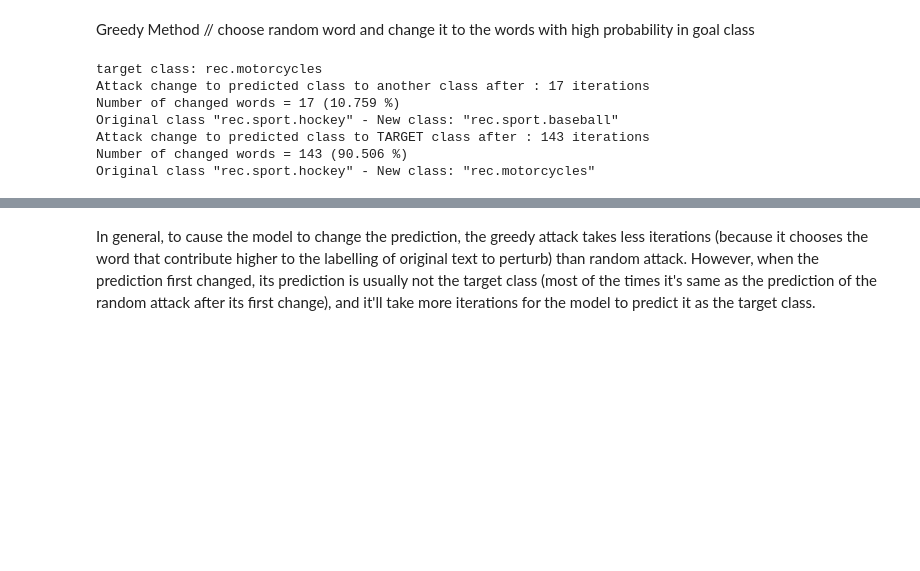
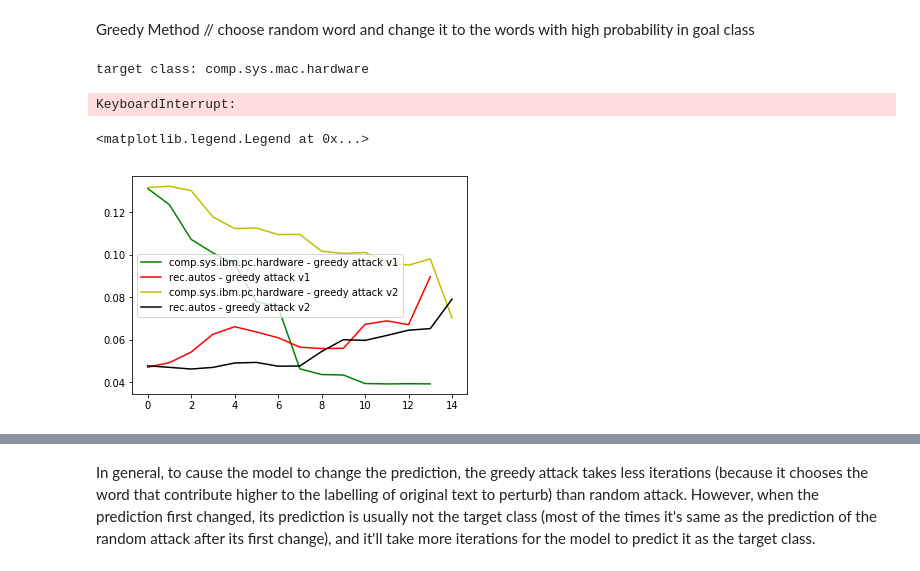
Before and after one commit to malzantot/cs269_fooling_nlp, a Jupyter notebook: Fooling NLP.ipynb, the cells around one changed output, grey strips where cells are left out. Cells and saved outputs as stored; diff of their text form; code cells hidden in the pictures; blank space fills up the shorter version.

Commit message:
implement greedy + most similar word & minor changes to original greedy method

```diff
--- a/Fooling NLP.ipynb
+++ b/Fooling NLP.ipynb
@@ -26,6 +26,8 @@ model = load_model(MODEL_PATH)
 labels =  list(sorted(os.listdir(TEXT_DATA_DIR)))
 # %%
 sample_file, true_label = data_utils.pick_random_file(TEXT_DATA_DIR)
+sample_file = '20_newsgroup/talk.politics.guns/54516'
+true_label = 'talk.politics.guns'
 file_text = data_utils.load_textfile(sample_file)
 file_features = data_utils.process_text(tokenizer, file_text)
 # %%
@@ -46,7 +50,8 @@ num_words = len(tokenizer.word_index)
 y_orig = []
 x_adv = file_features.copy()
 orig_pred = orig_prediction
-iter_idx = 0
+iter_idx = -1
+orig_history_rd = []
 while True:
     iter_idx += 1
     # perturb another random word
@@ -57,6 +62,7 @@ while True:
     # select new word
     x_adv[0][word_idx] = np.random.choice(num_words)
     pred_scores = model.predict(x_adv)
+    orig_history_rd.append(pred_scores[0][orig_pred])
     new_pred = np.argmax(pred_scores)
     y_orig.append(pred_scores[0][orig_pred])
     if new_pred != orig_pred:
@@ -99,8 +105,9 @@ Greedy Method // choose random word and change it to the words with high probabi
 y_orig = []
 x_adv = file_features.copy()
 orig_pred = orig_prediction
-iter_idx = 0
-
+iter_idx = -1
+orig_history_gd = []
+target_history_gd = []
 label_dic = {}
 label_ind = 0
 for name in sorted(os.listdir(TEXT_DATA_DIR)):
@@ -113,41 +120,43 @@ class_original = label_dic[true_label]
 
 #randomly select another class as goal
 class_goal = random.randint(0, 19)
+class_goal = 4
 while class_goal == class_original:
     class_goal = random.randint(0, 19)
 #select next class as goal
 #class_goal = (class_original+1)%20
 print("target class: %s" %(labels[class_goal]))
-prob_original = sorted(dic, key=lambda k: dic[k][class_original], reverse=True)
-to_perturbed = []
-for i in range(len(prob_original)):
-    if(prob_original[i] in tokenizer.word_index):
-        to_perturbed = to_perturbed + [tokenizer.word_index[prob_original[i]]]
+
+prob_original = [0 if i == 0 else 0.05 if inverse_tokenizer[i] not in dic else dic[inverse_tokenizer[i]][class_original] for i in x_adv[0]]
+to_replace = sorted(range(len(prob_original)), key=lambda k: prob_original[k], reverse=True)
 prob_goal = sorted(dic, key=lambda k: dic[k][class_goal], reverse=True)
 
-priority_perturb = 0
 idx_target = 0
 flag_change = False
+
 while True:
     iter_idx += 1
     # sequentially choose word with higest p(original class|word) in the original text
     # and sequentially change it to word with highest p(goal class|word)
     idx_find = 0
-    find = False
-    while find==False:
-        idx_find = 0
-        while idx_find < len(x_adv[0]) and x_adv[0][idx_find]!= to_perturbed[priority_perturb]:
-            idx_find = idx_find + 1
-        if idx_find == len(x_adv[0]):
-            priority_perturb = priority_perturb + 1
-        else:
-            find = True
-            word_idx = idx_find
+    if iter_idx < len(x_adv[0]) and x_adv[0][to_replace[iter_idx]]!=0:
+        word_idx = to_replace[iter_idx]
+    else:
+        word_idx = np.random.choice(len(x_adv[0]))
+        while x_adv[0][word_idx] == 0:
+            # don't perturb paddings
+            word_idx = np.random.choice(len(x_adv[0]))
     while prob_goal[idx_target] not in tokenizer.word_index:
         idx_target = idx_target + 1
+        if(idx_target > 300):
+            idx_target = 0
     x_adv[0][word_idx] = tokenizer.word_index[prob_goal[idx_target]]
     idx_target = idx_target + 1
+    if idx_target > 200:
+        idx_target = 0
     pred_scores = model.predict(x_adv)
+    orig_history_gd.append(pred_scores[0][orig_pred])
+    target_history_gd.append(pred_scores[0][class_goal])
     new_pred = np.argmax(pred_scores)
     y_orig.append(pred_scores[0][orig_pred])
     if new_pred != orig_pred and flag_change == False:
@@ -168,11 +177,24 @@ num_changed = np.count_nonzero(file_features!=x_adv)
 print("Number of changed words = %d (%0.3f %%)"
       %(num_changed, 100.0*float(num_changed)/num_features))
 print("Original class \"%s\" - New class: \"%s\"" %(labels[orig_pred], labels[new_pred]))
+plt.plot(orig_history_gd, 'g', label=labels[orig_pred]+ ' - greedy attack')
+plt.plot(target_history_gd, 'r', label=labels[class_goal] + ' greedy attack')
+plt.legend()
 # %% [output]
-target class: rec.motorcycles
-Attack change to predicted class to another class after : 17 iterations
-Number of changed words = 17 (10.759 %)
-Original class "rec.sport.hockey" - New class: "rec.sport.baseball"
-Attack change to predicted class to TARGET class after : 143 iterations
-Number of changed words = 143 (90.506 %)
-Original class "rec.sport.hockey" - New class: "rec.motorcycles"
+target class: comp.sys.mac.hardware
+KeyboardInterrupt:
+# %%
+plt.plot(orig_history_gd, 'g', label=labels[orig_pred]+ ' - greedy attack v1')
+plt.plot(target_history_gd, 'r', label=labels[class_goal]+ ' - greedy attack v1')
+
+with open('ohist.p', 'rb') as handle:
+        o_hist = pickle.load(handle)
+with open('thist.p', 'rb') as handle:
+        t_hist = pickle.load(handle)
+plt.plot(o_hist, 'y', label=labels[orig_pred]+ ' - greedy attack v2')
+plt.plot(t_hist, 'k', label=labels[class_goal]+ ' - greedy attack v2')
+
+plt.legend()
+# %% [output]
+<matplotlib.legend.Legend at 0x...>
+[figure, added]
```
Also changed, not shown: parts of 8 cells of this notebook, 3 other files.
